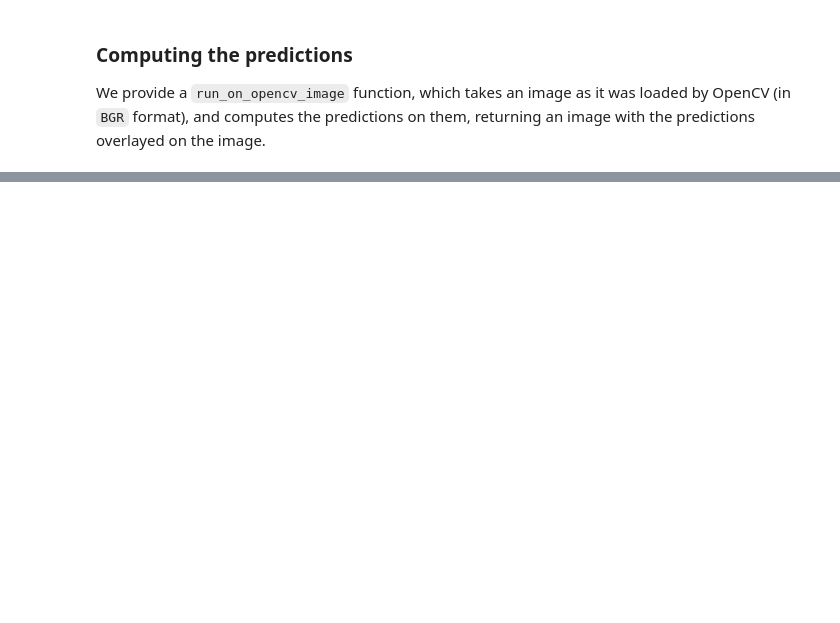
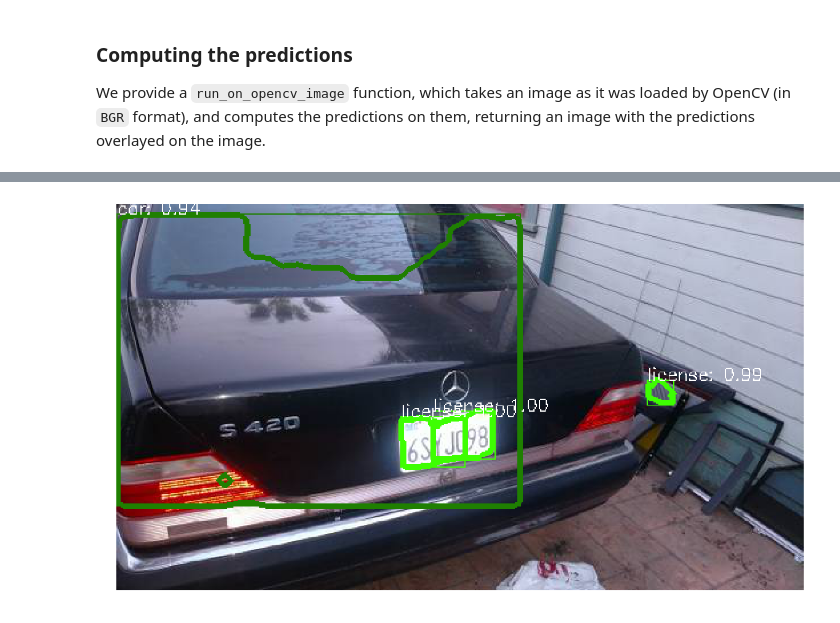
Before and after one commit to aaronlelevier/maskrcnn-benchmark, a Jupyter notebook: demo/Mask_R-CNN_demo.ipynb, the cells around one changed output, grey strips where cells are left out. Drawn from its saved outputs; the diff is of its cells as text; code cells hidden in the pictures; blank space fills up the shorter version.

```diff
--- a/demo/Mask_R-CNN_demo.ipynb
+++ b/demo/Mask_R-CNN_demo.ipynb
@@ -95,0 +115,4 @@ imshow(predictions)
+# %%
+show_via_url('https://images.craigslist.org/00p0p_9YR8vpmLecj_600x450.jpg')
+# %% [output]
+[figure, added]
```
Also changed, not shown: parts of 9 cells of this notebook.
